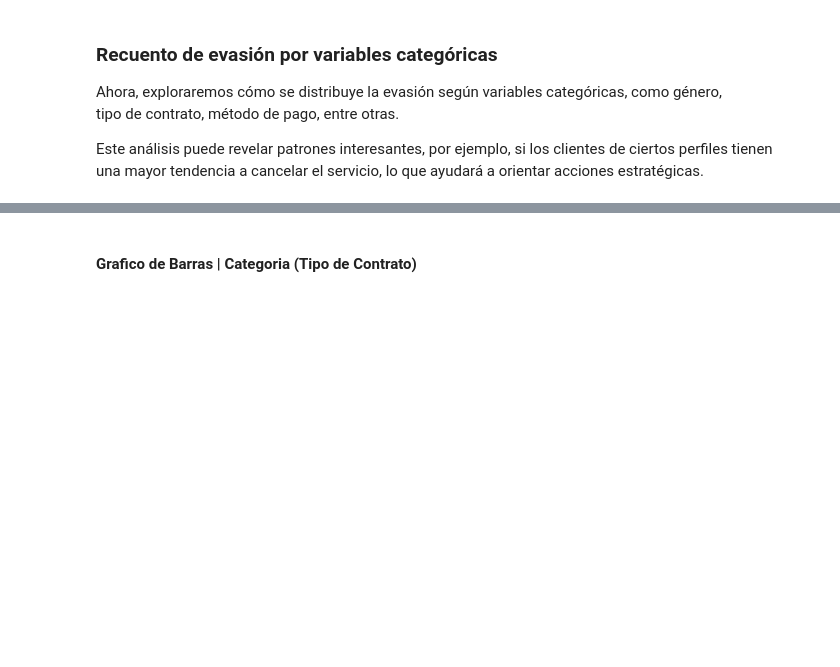
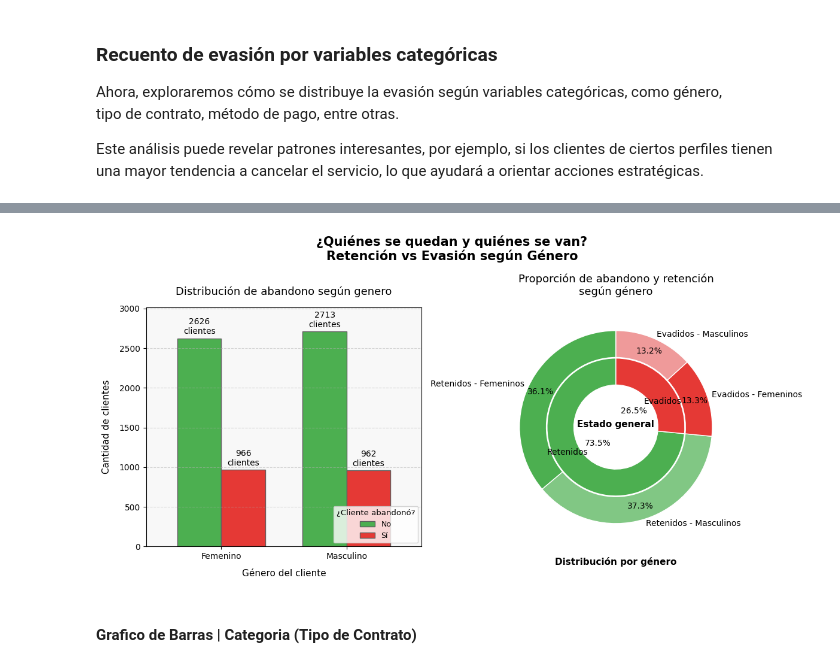
Before and after one commit to MigXDev/CS_Datos_I_DESAFIO_2, a Jupyter notebook: challenge2-data-science-LATAM-main/TelecomX_LATAM.ipynb, the cells around one changed output, grey strips where cells are left out. Drawn from its saved outputs; the diff is of its cells as text; code cells hidden in the pictures; blank space fills up the shorter version.

```diff
--- a/challenge2-data-science-LATAM-main/TelecomX_LATAM.ipynb
+++ b/challenge2-data-science-LATAM-main/TelecomX_LATAM.ipynb
@@ -1508,2 +1510,91 @@ Este análisis puede revelar patrones interesantes, por ejemplo, si los clientes
+# %%
+import matplotlib.pyplot as plt
+
+# Variable categórica a analizar
+categoria_genero = 'genero'
+
+# Agrupar por categoría + abandono
+resumen_genero_abandono = df_Datos_Traducidos.groupby([categoria_genero, 'abandono_cliente']).size().unstack()
+valores_exteriores = resumen_genero_abandono.T.values.flatten().tolist()
+
+Afuera = df_Datos_Traducidos[df_Datos_Traducidos['abandono_cliente'] == 'Si'].shape[0]
+Adentro = df_Datos_Traducidos[df_Datos_Traducidos['abandono_cliente'] == 'No'].shape[0]
+Clientes = [Adentro, Afuera]
+
+etiquetas_totales_abandono = ['Retenidos','Evadidos']
+etiquetas_genero_abandono = ['Retenidos - Femeninos','Retenidos - Masculinos','Evadidos - Femeninos','Evadidos - Masculinos']
+
+colores_estado_abandono = ['#4CAF50', '#E53935']  # Retenidos / Evadidos
+colores_genero_por_estado = ['#4CAF50', '#81C784', '#E53935', '#EF9A9A']
+# Ret. Masc, Ret. Fem, Eva. Masc, Eva. Fem
+# %%
+# Figura combinada
+fig, (ax2, ax1) = plt.subplots(1, 2, figsize=(12, 6), gridspec_kw={'width_ratios': [1.3, 1]})
+fig.suptitle('¿Quiénes se quedan y quiénes se van?\nRetención vs Evasión según Género', fontsize=15, fontweight='bold')
+
+
+# Gráfico de Barras (izquierda)
+resumen_genero_abandono.plot(
+    kind='bar',
+    stacked=False,
+    color=colores_estado_abandono,
+    ax=ax2,
+    edgecolor=["#616161"],
+    width=0.7
+)
+
+ax2.set_title('Distribución de abandono según genero', fontsize=13, pad=15)
+ax2.set_xlabel('Género del cliente', fontsize=11, labelpad=10)
+ax2.set_ylabel('Cantidad de clientes', fontsize=11, labelpad=10)
+ax2.set_ylim(0, max(valores_exteriores) + 300)
+ax2.set_facecolor('#f8f8f8')
+ax2.grid(axis='y', linestyle='--', alpha=0.5)
+ax2.tick_params(axis='both', labelsize=10)
+ax2.set_xticklabels(resumen_genero_abandono.index, rotation=0)
+
+# Etiquetas sobre las barras
+for container in ax2.containers:
+    ax2.bar_label(container, fmt='%d\nclientes', label_type='edge', fontsize=10, padding=3)
+
+ax2.legend(title='¿Cliente abandonó?', labels=['No', 'Sí'], fontsize=9, title_fontsize=9.5, loc='lower right')
+
+
+ax1.set_title('Proporción de abandono y retención\nsegún género', fontsize=13, pad=15)
+# Texto encima del círculo interior
+ax1.text(0, 0, 'Estado general', ha='center', fontsize=11, fontweight='bold')
+# Texto encima del círculo exterior
+ax1.text(0, -1.8, 'Distribución por género', ha='center', fontsize=11, fontweight='bold')
+
+# Círculo exterior (anillo)
+ax1.pie(
+    valores_exteriores,
+    radius=1.26,
+    labels=etiquetas_genero_abandono,
+    colors=colores_genero_por_estado,
+    labeldistance=1.05,
+    wedgeprops=dict(width=0.35, edgecolor='white'),
+    startangle=90,
+    autopct='%1.1f%%',
+    pctdistance=0.86,
+)
+
+# Círculo interior
+ax1.pie(
+    Clientes,
+    radius=0.9,
+    labels=etiquetas_totales_abandono,
+    colors=colores_estado_abandono,
+    labeldistance=0.55,
+    wedgeprops=dict(width=0.35, edgecolor='white'),
+    startangle=90,
+    autopct='%1.1f%%',
+    pctdistance=0.35,
+)
+ax1.axis('equal')  # para que sea perfectamente circular
+
+plt.tight_layout()
+plt.show()
+# %% [output]
+[figure, added]
 # %% [markdown]
 #### Grafico de Barras | Categoria (Tipo de Contrato)
```
Also changed, not shown: parts of 26 cells of this notebook.
